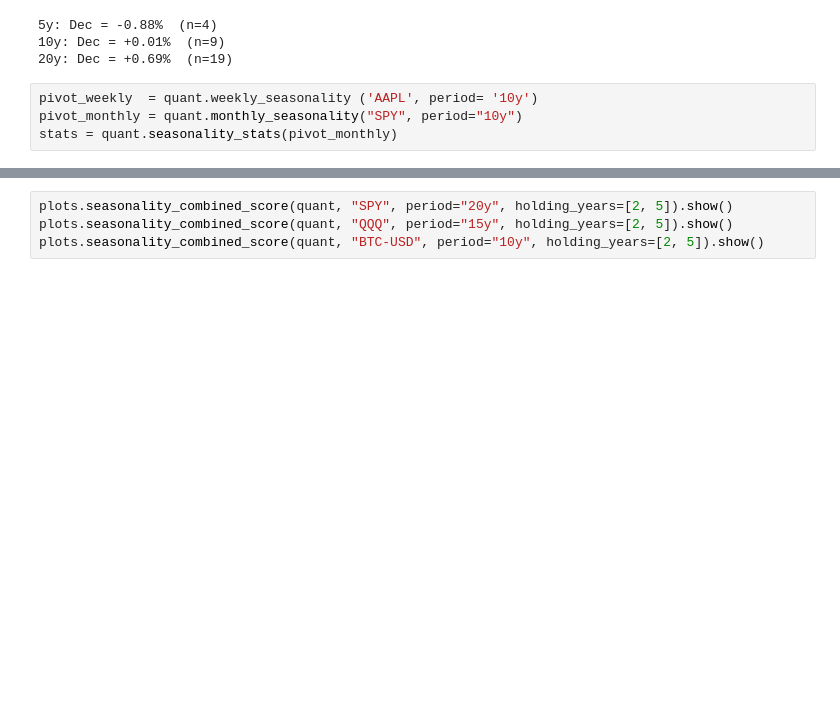
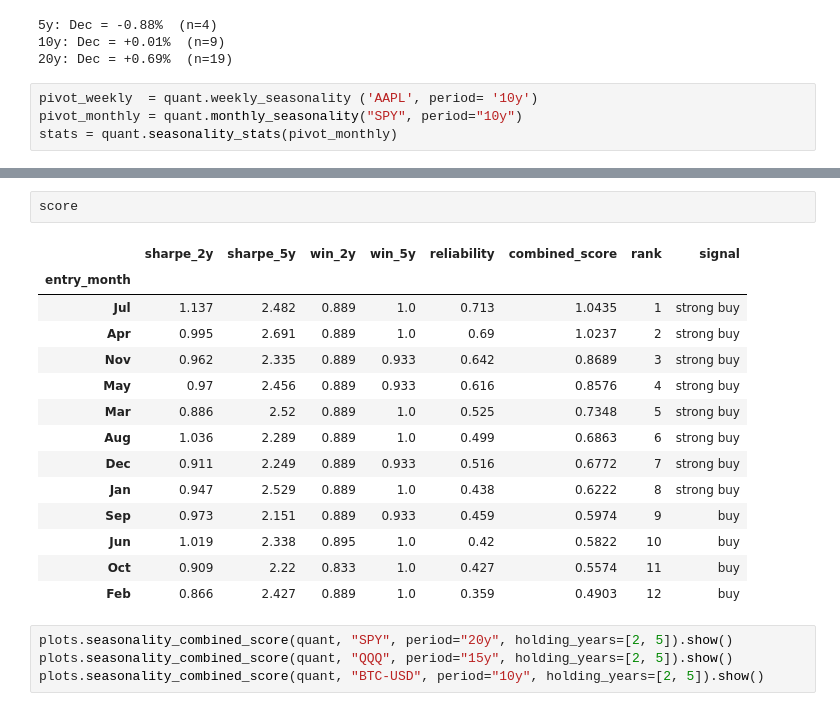
Before and after one commit to pjseoane/yAPI3, a Jupyter notebook: notebooks/3. Seasonality test.ipynb, the cells around one changed output, grey strips where cells are left out. Cells and saved outputs as stored; diff of their text form; blank space fills up the shorter version.

```diff
--- a/notebooks/3. Seasonality test.ipynb
+++ b/notebooks/3. Seasonality test.ipynb
@@ -224,5 +241,22 @@ Jun             0.969     2.249  0.889    1.0       0.442         0.5937    10
 Oct             0.909      2.22  0.833    1.0       0.427         0.5574    11         buy
 Feb             0.866     2.427  0.889    1.0       0.359         0.4903    12         buy
+# %%
+score
+# %% [output]
+|  | sharpe_2y | sharpe_5y | win_2y | win_5y | reliability | combined_score | rank | signal |
+| entry_month |  |  |  |  |  |  |  |  |
+| Jul | 1.137 | 2.482 | 0.889 | 1.0 | 0.713 | 1.0435 | 1 | strong buy |
+| Apr | 0.995 | 2.691 | 0.889 | 1.0 | 0.69 | 1.0237 | 2 | strong buy |
+| Nov | 0.962 | 2.335 | 0.889 | 0.933 | 0.642 | 0.8689 | 3 | strong buy |
+| May | 0.97 | 2.456 | 0.889 | 0.933 | 0.616 | 0.8576 | 4 | strong buy |
+| Mar | 0.886 | 2.52 | 0.889 | 1.0 | 0.525 | 0.7348 | 5 | strong buy |
+| Aug | 1.036 | 2.289 | 0.889 | 1.0 | 0.499 | 0.6863 | 6 | strong buy |
+| Dec | 0.911 | 2.249 | 0.889 | 0.933 | 0.516 | 0.6772 | 7 | strong buy |
+| Jan | 0.947 | 2.529 | 0.889 | 1.0 | 0.438 | 0.6222 | 8 | strong buy |
+| Sep | 0.973 | 2.151 | 0.889 | 0.933 | 0.459 | 0.5974 | 9 | buy |
+| Jun | 1.019 | 2.338 | 0.895 | 1.0 | 0.42 | 0.5822 | 10 | buy |
+| Oct | 0.909 | 2.22 | 0.833 | 1.0 | 0.427 | 0.5574 | 11 | buy |
+| Feb | 0.866 | 2.427 | 0.889 | 1.0 | 0.359 | 0.4903 | 12 | buy |
 # %%
 plots.seasonality_combined_score(quant, "SPY", period="20y", holding_years=[2, 5]).show()
 plots.seasonality_combined_score(quant, "QQQ", period="15y", holding_years=[2, 5]).show()
```
Also changed, not shown: parts of 6 cells of this notebook.
